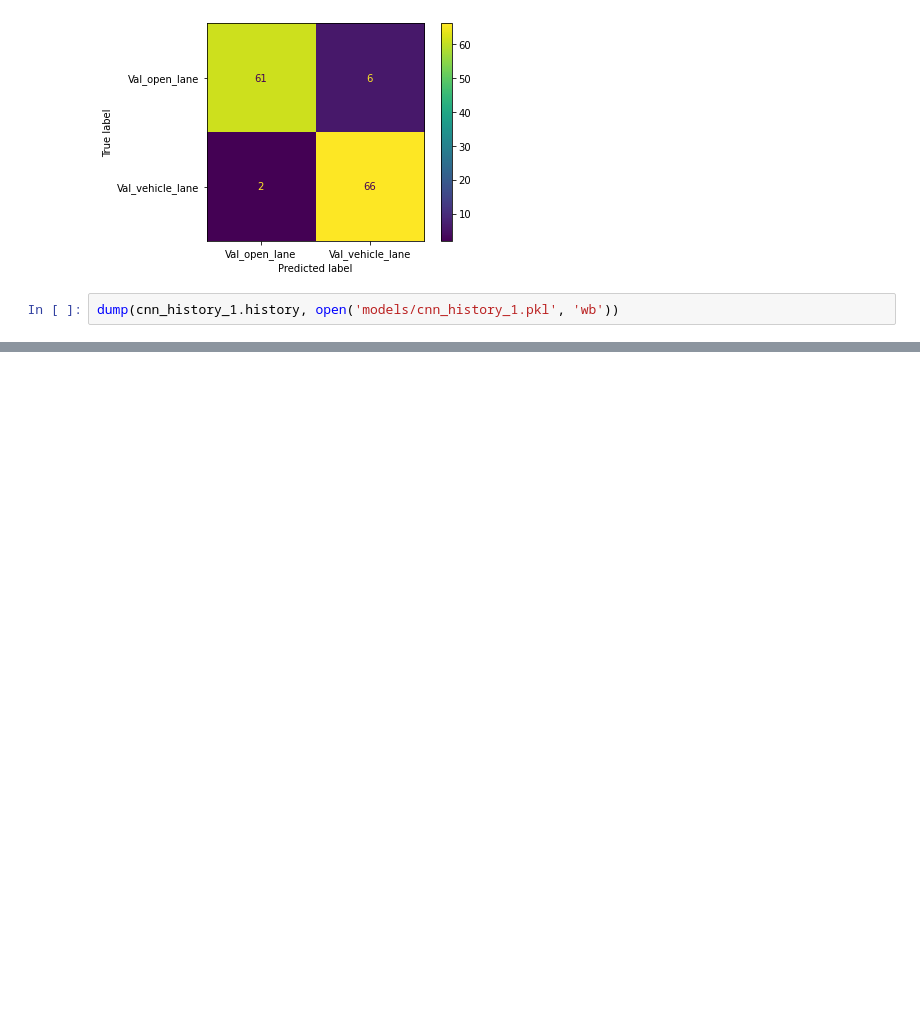
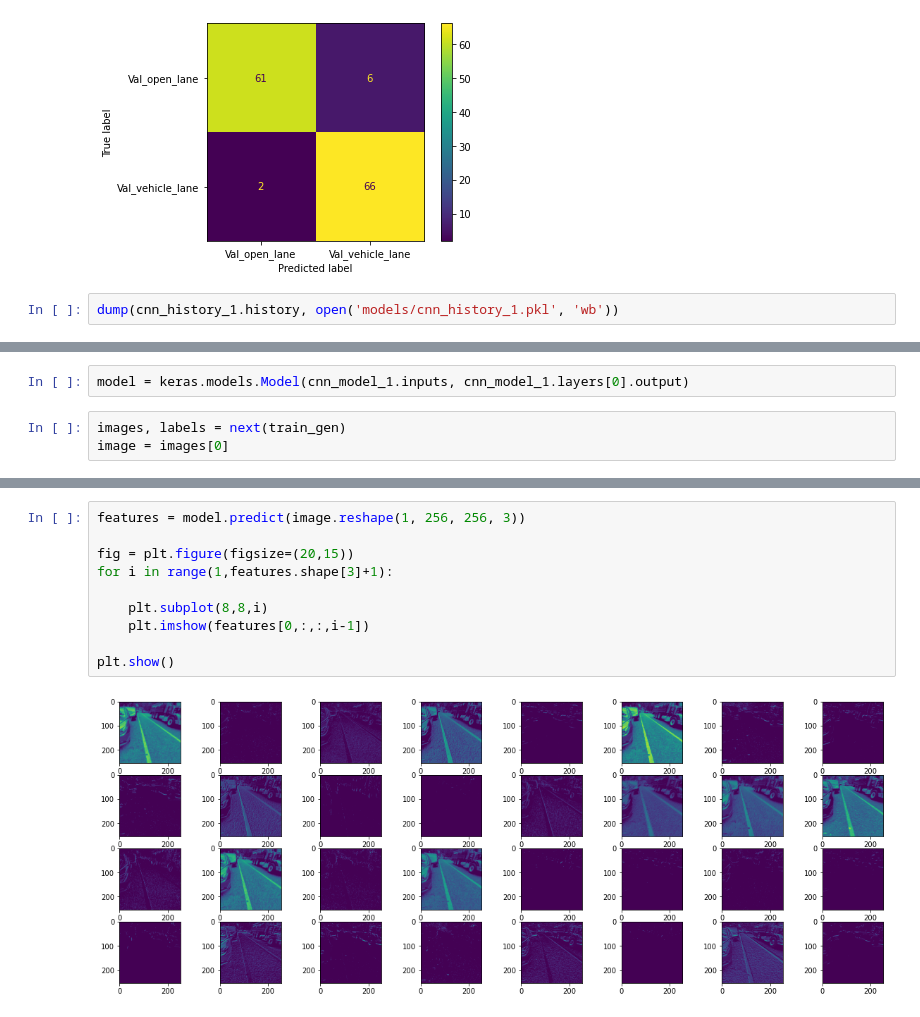
Before and after one commit to jmarkowi/NYC_bike_lanes, a Jupyter notebook: CNN.ipynb, the cells around one changed output, grey strips where cells are left out. Saved outputs shown, nothing was run; the diff lists cells and outputs as text; blank space fills up the shorter version.

```diff
--- a/CNN.ipynb
+++ b/CNN.ipynb
@@ -104,0 +149,5 @@ Kind of amazing for a first try--CNNs are really amazing. But this is *way* over
+# %%
+model = keras.models.Model(cnn_model_1.inputs, cnn_model_1.layers[0].output)
+# %%
+images, labels = next(train_gen)
+image = images[0]
@@ -104,0 +158,12 @@ Kind of amazing for a first try--CNNs are really amazing. But this is *way* over
+# %%
+features = model.predict(image.reshape(1, 256, 256, 3))
+
+fig = plt.figure(figsize=(20,15))
+for i in range(1,features.shape[3]+1):
+
+    plt.subplot(8,8,i)
+    plt.imshow(features[0,:,:,i-1])
+
+plt.show()
+# %% [output]
+[figure, added]
```
Also changed, not shown: parts of 12 cells of this notebook, 1 other file.
